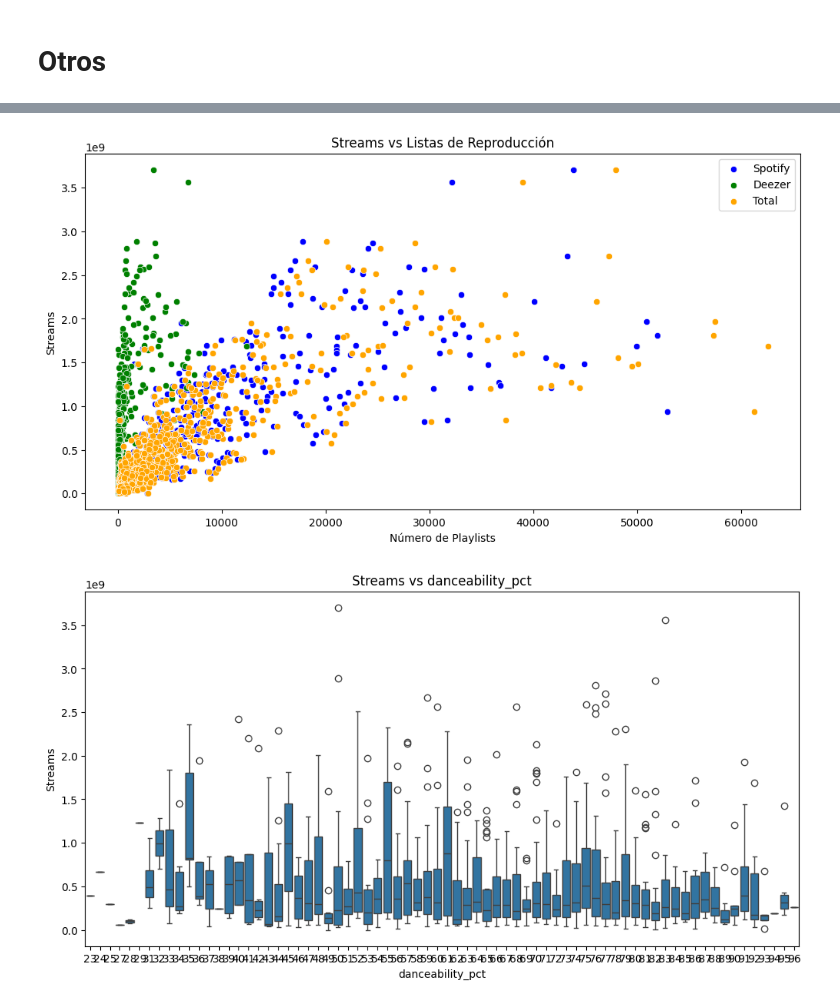
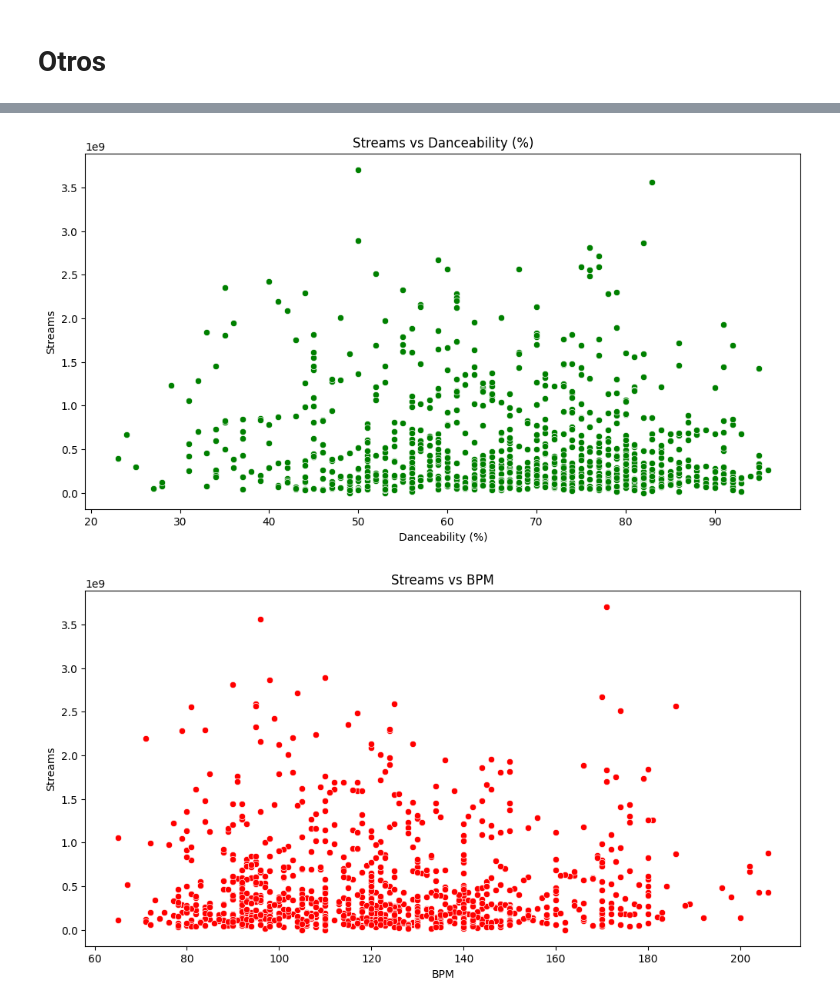
Before and after one commit to Blangis/An-lisis-industria-musical, a Jupyter notebook: distribuciones.ipynb, the cells around one changed output, grey strips where cells are left out. Drawn from its saved outputs; the diff is of its cells as text; code cells hidden in the pictures.

```diff
--- a/distribuciones.ipynb
+++ b/distribuciones.ipynb
@@ -132,39 +131,59 @@ plt.show()
 import matplotlib.pyplot as plt
 import seaborn as sns
 
-# -----------------------------
-# 1️⃣ Streams vs BPM
-# -----------------------------
+# ------------------------------
+# 1️⃣ Streams vs Total Playlists
+# ------------------------------
 plt.figure(figsize=(12,6))
-sns.scatterplot(x="bpm", y="streams", data=df)
+sns.scatterplot(x="total_playlists", y="streams", data=df, color="blue")
+plt.title("Streams vs Total Playlists")
+plt.xlabel("Total Playlists")
+plt.ylabel("Streams")
+plt.show()
+
+# ------------------------------
+# 2️⃣ Streams vs Danceability
+# ------------------------------
+plt.figure(figsize=(12,6))
+sns.scatterplot(x="danceability_pct", y="streams", data=df, color="green")
+plt.title("Streams vs Danceability (%)")
+plt.xlabel("Danceability (%)")
+plt.ylabel("Streams")
+plt.show()
+
+# ------------------------------
+# 3️⃣ Streams vs BPM
+# ------------------------------
+plt.figure(figsize=(12,6))
+sns.scatterplot(x="bpm", y="streams", data=df, color="red")
 plt.title("Streams vs BPM")
 plt.xlabel("BPM")
 plt.ylabel("Streams")
 plt.show()
 
-# -----------------------------
-# 2️⃣ Streams vs número de playlists (Spotify, Deezer, Total)
-# -----------------------------
+# ------------------------------
+# 4️⃣ Spotify Playlists vs Deezer Playlists
+# ------------------------------
 plt.figure(figsize=(12,6))
-sns.scatterplot(x="in_spotify_playlists", y="streams", data=df, label="Spotify", color="blue")
-sns.scatterplot(x="in_deezer_playlists", y="streams", data=df, label="Deezer", color="green")
-sns.scatterplot(x="total_playlists", y="streams", data=df, label="Total", color="orange")
-plt.title("Streams vs Listas de Reproducción")
-plt.xlabel("Número de Playlists")
-plt.ylabel("Streams")
-plt.legend()
+sns.scatterplot(x="in_spotify_playlists", y="in_deezer_playlists", data=df, color="orange")
+plt.title("Comparación de Playlists: Spotify vs Deezer")
+plt.xlabel("Playlists en Spotify")
+plt.ylabel("Playlists en Deezer")
 plt.show()
 
-# -----------------------------
-# 3️⃣ Streams vs características técnicas (Danceability, Energy, Valence)
-# -----------------------------
-caracteristicas = ["danceability_pct", "energy_pct", "valence_pct"]
+# ------------------------------
+# 5️⃣ Total Songs vs Total Streams por Artista
+# ------------------------------
+# Primero agregamos por artista
+artist_df = df.groupby("artists_name_clean").agg(
+    total_songs=("track_id", "count"),
+    total_streams=("streams", "sum")
+).reset_index()
 
-for metric in caracteristicas:
-    plt.figure(figsize=(12,6))
-    sns.boxplot(x=metric, y="streams", data=df)
-    plt.title(f"Streams vs {metric}")
-    plt.xlabel(metric)
-    plt.ylabel("Streams")
-    plt.show()
+plt.figure(figsize=(12,6))
+sns.scatterplot(x="total_songs", y="total_streams", data=artist_df, color="purple")
+plt.title("Total de Canciones vs Total de Streams por Artista")
+plt.xlabel("Número de Canciones")
+plt.ylabel("Total de Streams")
+plt.show()
 # %% [output]
@@ -172,2 +191,2 @@ for metric in caracteristicas:
-[figure, old version]
+[figure, new version]
-[figure, old version]
+[figure, new version]
```
Also changed, not shown: parts of 3 cells of this notebook, 6 other files.
